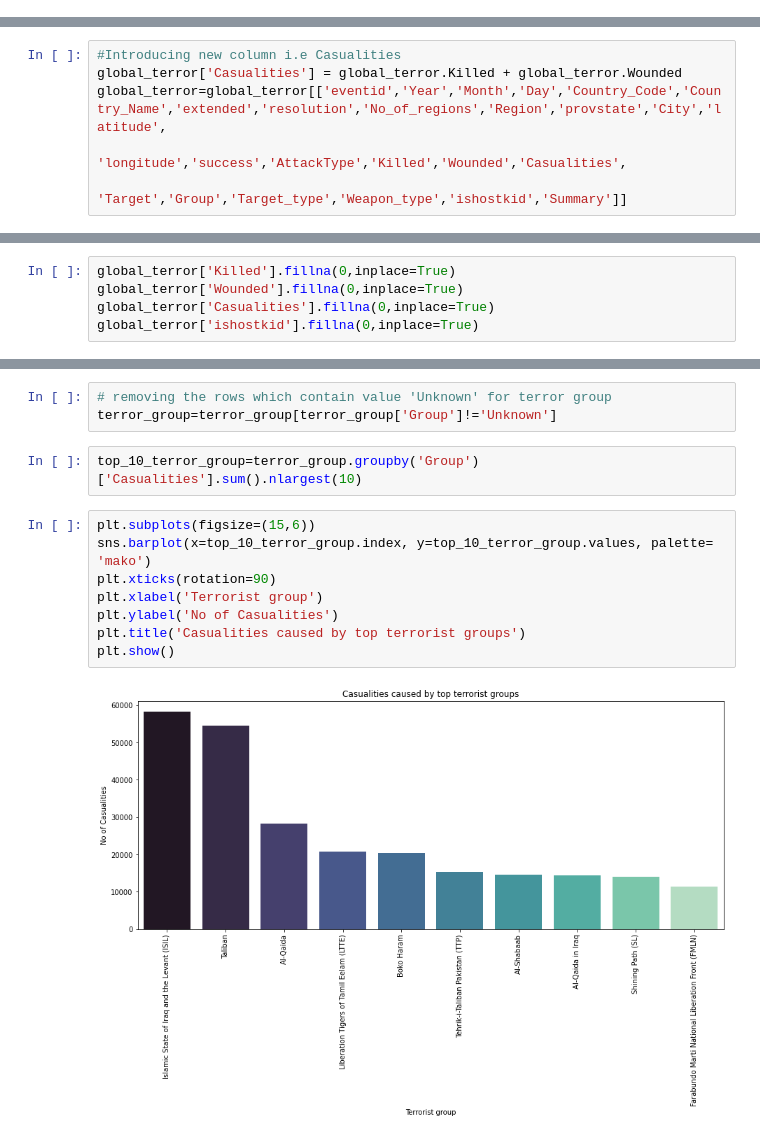
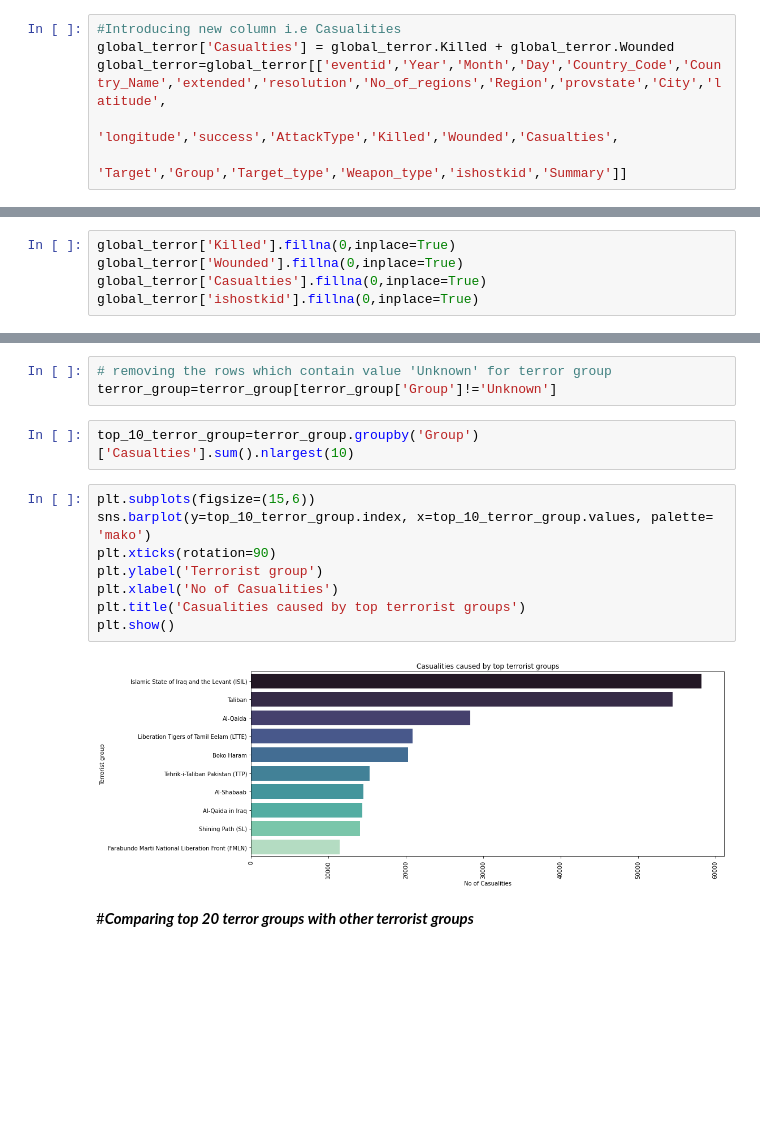
Before and after one commit to Harsh1091996/Global-Terrorism-Analysis, a Jupyter notebook: Himanshu_Sharma_24_02_2021_[ABTN0102]Global_Terrorism_Analysis.ipynb, the cells around one changed output, grey strips where cells are left out. Drawn from its saved outputs; the diff is of its cells as text; blank space fills up the shorter version.

```diff
--- a/Himanshu_Sharma_24_02_2021_[ABTN0102]Global_Terrorism_Analysis.ipynb
+++ b/Himanshu_Sharma_24_02_2021_[ABTN0102]Global_Terrorism_Analysis.ipynb
@@ -21,3 +89,9 @@ Columns (4,6,31,33,61,62,63,76,79,90,92,94,96,114,115,121) have mixed types.Spec
+# %%
+#Introducing new column i.e Casualities
+global_terror['Casualties'] = global_terror.Killed + global_terror.Wounded
+global_terror=global_terror[['eventid','Year','Month','Day','Country_Code','Country_Name','extended','resolution','No_of_regions','Region','provstate','City','latitude',
+                             'longitude','success','AttackType','Killed','Wounded','Casualties',
+                             'Target','Group','Target_type','Weapon_type','ishostkid','Summary']]
 # %%
 global_terror.head()
 # %% [output]
@@ -40,6 +103,0 @@ global_terror.rename(columns={'iyear':'Year','imonth':'Month','city':'City',
-# %%
-#Introducing new column i.e Casualities
-global_terror['Casualities'] = global_terror.Killed + global_terror.Wounded
-global_terror=global_terror[['eventid','Year','Month','Day','Country_Code','Country_Name','extended','resolution','No_of_regions','Region','provstate','City','latitude',
-                             'longitude','success','AttackType','Killed','Wounded','Casualities',
-                             'Target','Group','Target_type','Weapon_type','ishostkid','Summary']]
@@ -101,6 +152,6 @@ Killed,Wounded,Casualities,ishostkid these are the columns whose NaN values can
 # %%
 global_terror['Killed'].fillna(0,inplace=True)
 global_terror['Wounded'].fillna(0,inplace=True)
-global_terror['Casualities'].fillna(0,inplace=True)
+global_terror['Casualties'].fillna(0,inplace=True)
 global_terror['ishostkid'].fillna(0,inplace=True)
 # %% [markdown]
@@ -245,14 +458,16 @@ terror_group=global_terror.copy()
 # removing the rows which contain value 'Unknown' for terror group
 terror_group=terror_group[terror_group['Group']!='Unknown']
 # %%
-top_10_terror_group=terror_group.groupby('Group')['Casualities'].sum().nlargest(10)
+top_10_terror_group=terror_group.groupby('Group')['Casualties'].sum().nlargest(10)
 # %%
 plt.subplots(figsize=(15,6))
-sns.barplot(x=top_10_terror_group.index, y=top_10_terror_group.values, palette= 'mako')
+sns.barplot(y=top_10_terror_group.index, x=top_10_terror_group.values, palette= 'mako')
 plt.xticks(rotation=90)
-plt.xlabel('Terrorist group')
-plt.ylabel('No of Casualities')
+plt.ylabel('Terrorist group')
+plt.xlabel('No of Casualities')
 plt.title('Casualities caused by top terrorist groups')
 plt.show()
 # %% [output]
-[figure, old version]
+[figure, new version]
+# %% [markdown]
+#***Comparing top 20 terror groups with other terrorist groups***
```
Also changed, not shown: parts of 67 cells of this notebook.
